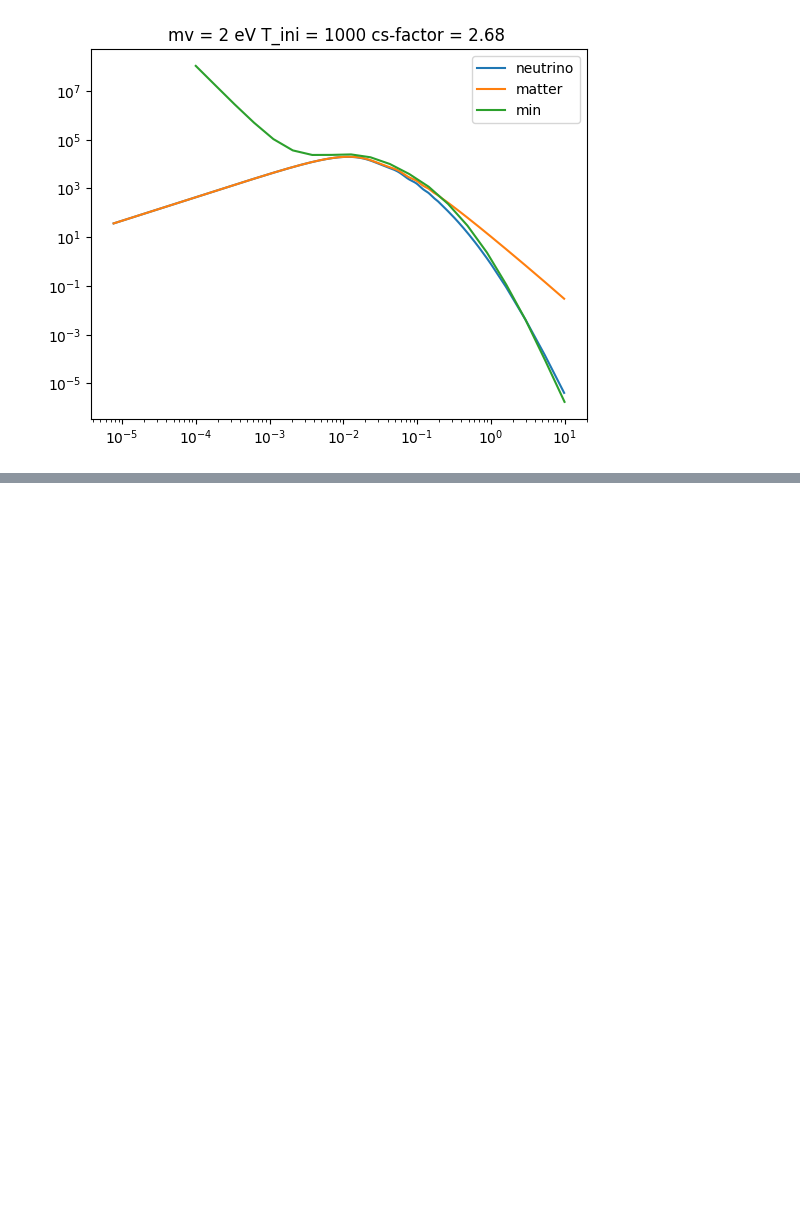
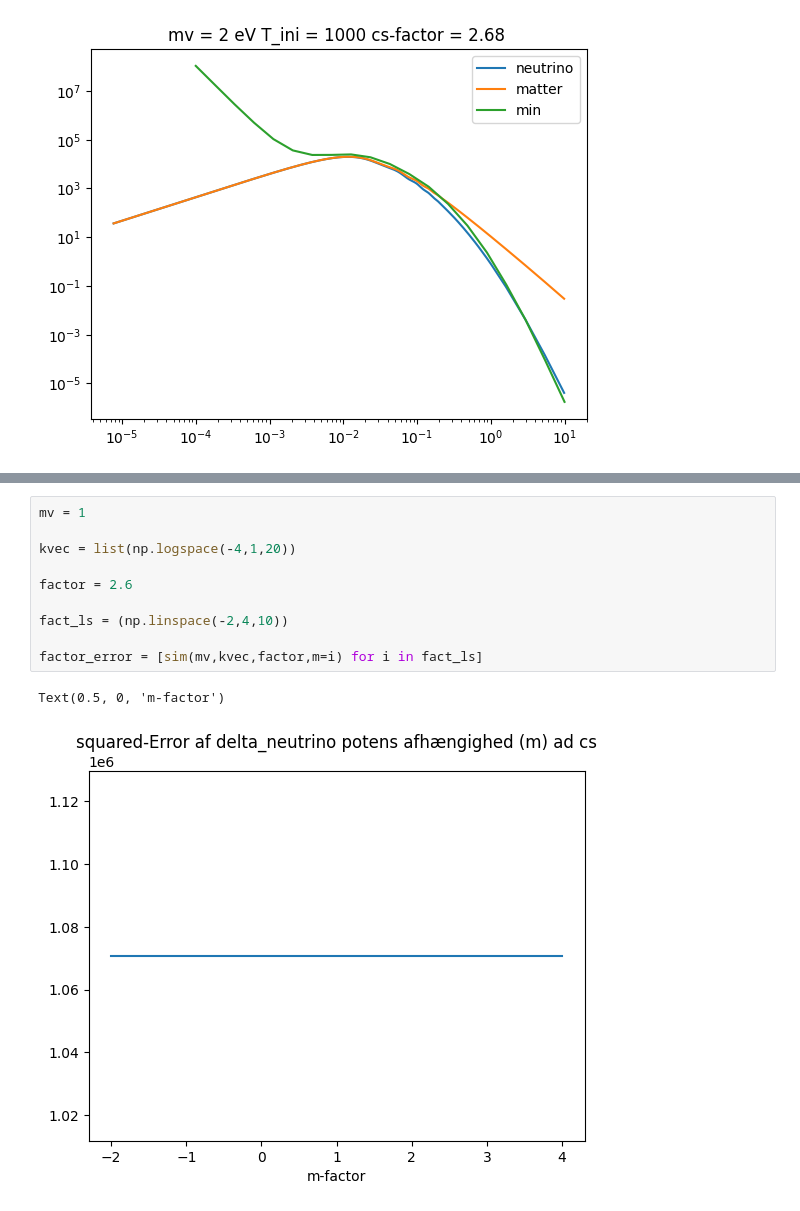
Before and after one commit to eriksteenberg/Power-spectrum-Test, a Jupyter notebook: generelle test.ipynb, the cells around one changed output, grey strips where cells are left out. Drawn from its saved outputs; the diff is of its cells as text; blank space fills up the shorter version.

```diff
--- a/generelle test.ipynb
+++ b/generelle test.ipynb
@@ -474,0 +653,13 @@ simuler(mv_test,kvec)
+# %%
+mv = 1
+
+kvec = list(np.logspace(-4,1,20))
+
+factor = 2.6
+
+fact_ls = (np.linspace(-2,4,10))
+
+factor_error = [sim(mv,kvec,factor,m=i) for i in fact_ls]
+# %% [output]
+Text(0.5, 0, 'm-factor')
+[figure, added]
```
Also changed, not shown: parts of 3 cells of this notebook.
